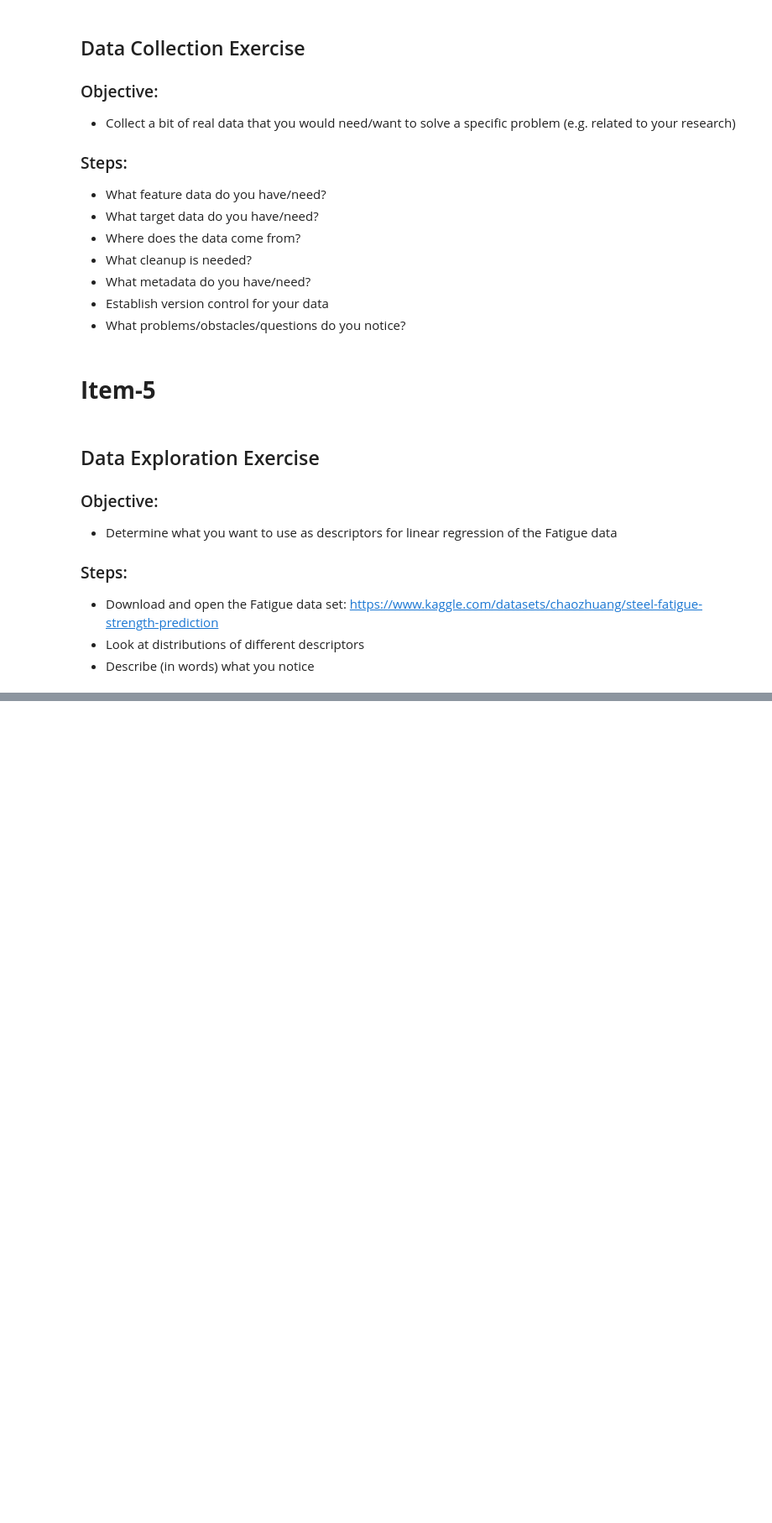
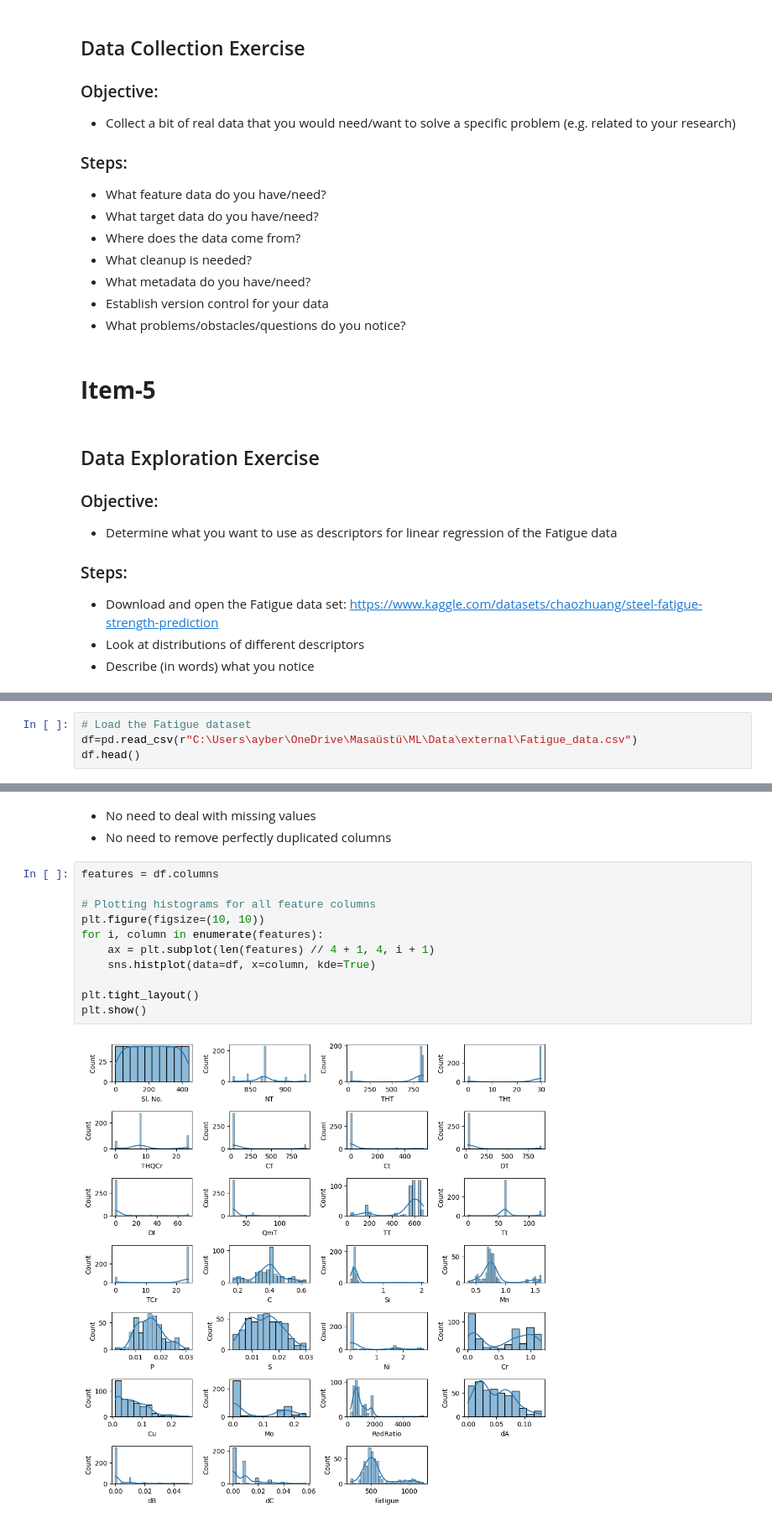
Before and after one commit to ayberkkutlu/Machine-Learning-Course-and-Project, a Jupyter notebook: Notebooks/HW1.ipynb, the cells around one changed output, grey strips where cells are left out. Shown: that part at 84% size. Saved outputs shown, nothing was run; the diff lists cells and outputs as text; blank space fills up the shorter version.

```diff
--- a/Notebooks/HW1.ipynb
+++ b/Notebooks/HW1.ipynb
@@ -246,0 +249,4 @@ ModuleNotFoundError: No module named 'seaborn'
+# %%
+# Load the Fatigue dataset
+df=pd.read_csv(r"C:\Users\ayber\OneDrive\Masaüstü\ML\Data\external\Fatigue_data.csv")
+df.head()
@@ -246,0 +302,16 @@ ModuleNotFoundError: No module named 'seaborn'
+# %% [markdown]
+* No need to deal with missing values
+* No need to remove perfectly duplicated columns
+# %%
+features = df.columns
+
+# Plotting histograms for all feature columns
+plt.figure(figsize=(10, 10))
+for i, column in enumerate(features):
+    ax = plt.subplot(len(features) // 4 + 1, 4, i + 1)
+    sns.histplot(data=df, x=column, kde=True)
+
+plt.tight_layout()
+plt.show()
+# %% [output]
+[figure, added]
```
Also changed, not shown: parts of 24 cells of this notebook, 1 other file.
